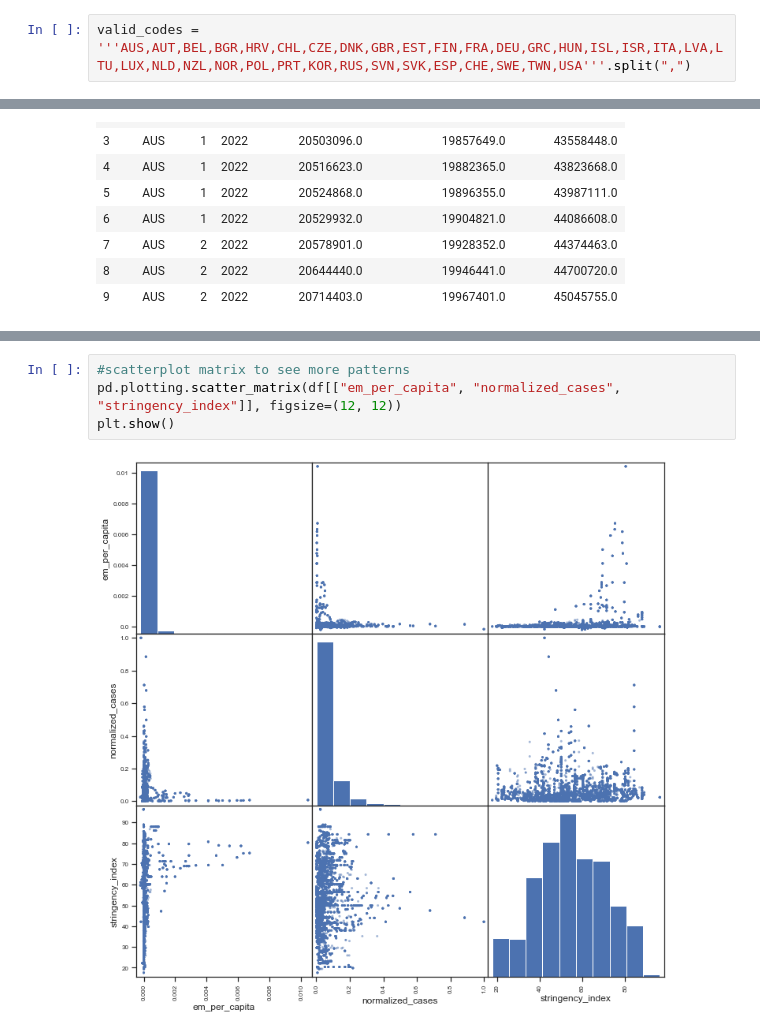
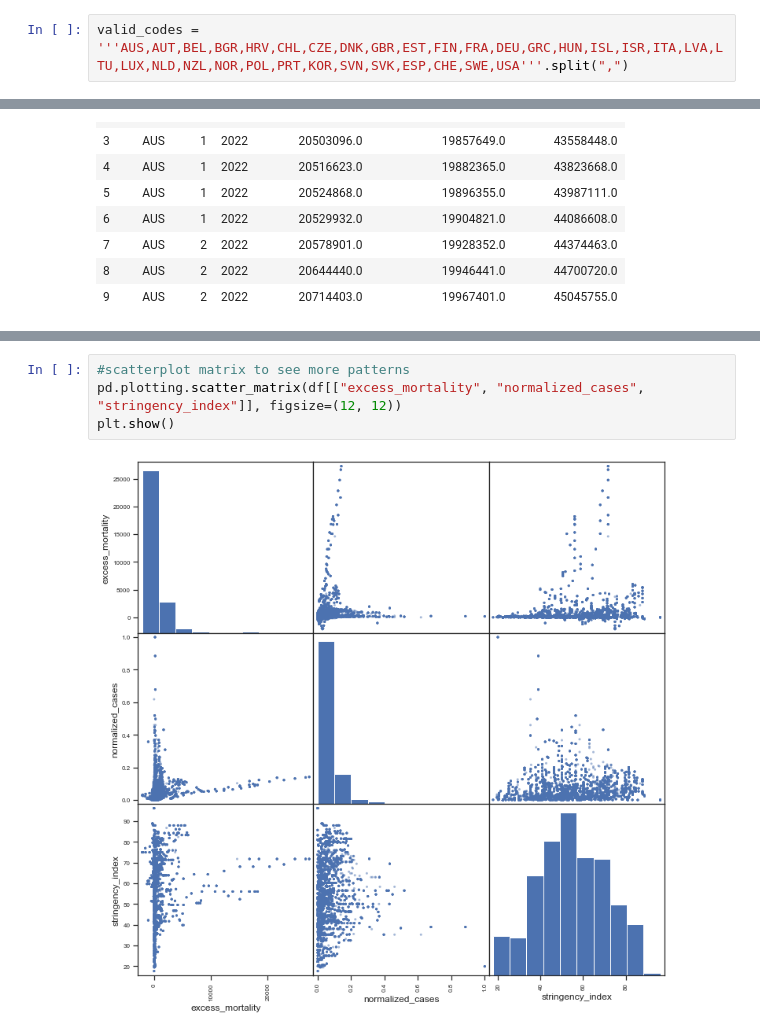
Before and after one commit to jkirkpatrickmath/DataMining4502, a Jupyter notebook: stringency_comparision_with_vaccinations.ipynb, the cells around one changed output, grey strips where cells are left out. Cells and saved outputs as stored; diff of their text form.

```diff
--- a/stringency_comparision_with_vaccinations.ipynb
+++ b/stringency_comparision_with_vaccinations.ipynb
@@ -1,5 +1,5 @@
 # %%
-valid_codes = '''AUS,AUT,BEL,BGR,HRV,CHL,CZE,DNK,GBR,EST,FIN,FRA,DEU,GRC,HUN,ISL,ISR,ITA,LVA,LTU,LUX,NLD,NZL,NOR,POL,PRT,KOR,RUS,SVN,SVK,ESP,CHE,SWE,TWN,USA'''.split(",")
+valid_codes = '''AUS,AUT,BEL,BGR,HRV,CHL,CZE,DNK,GBR,EST,FIN,FRA,DEU,GRC,HUN,ISL,ISR,ITA,LVA,LTU,LUX,NLD,NZL,NOR,POL,PRT,KOR,SVN,SVK,ESP,CHE,SWE,USA'''.split(",")
 # %%
 #these are the countries we have ex_mort data for from country codes text file
 #thank you Alex
@@ -133,9 +134,9 @@ plt.show()
 # %%
 #scatterplot matrix to see more patterns
-pd.plotting.scatter_matrix(df[["em_per_capita", "normalized_cases", "stringency_index"]], figsize=(12, 12))
+pd.plotting.scatter_matrix(df[["excess_mortality", "normalized_cases", "stringency_index"]], figsize=(12, 12))
 plt.show()
 # %% [output]
-[figure, old version]
+[figure, new version]
 # %%
 #isolating a viz
 seaborn.relplot(data=year2, x='stringency_index', y='normalized_cases', aspect=1.61)
```
Also changed, not shown: parts of 17 cells of this notebook.
